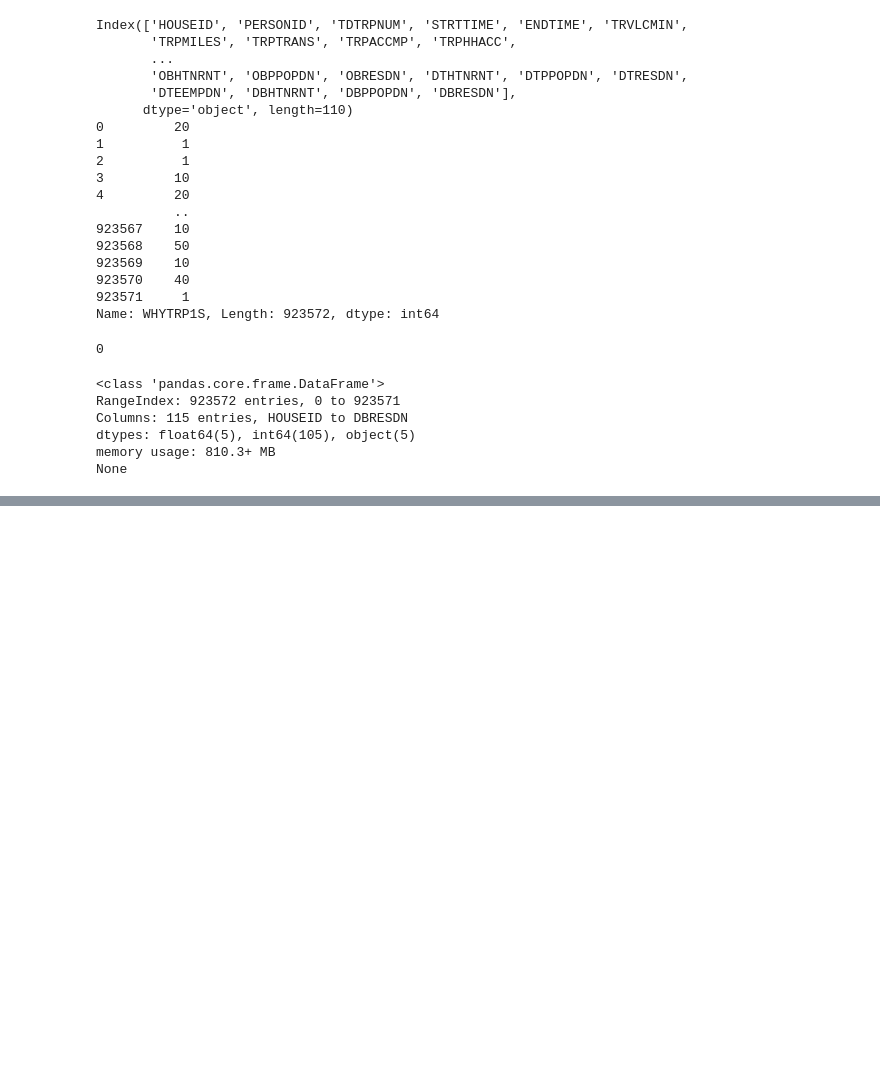
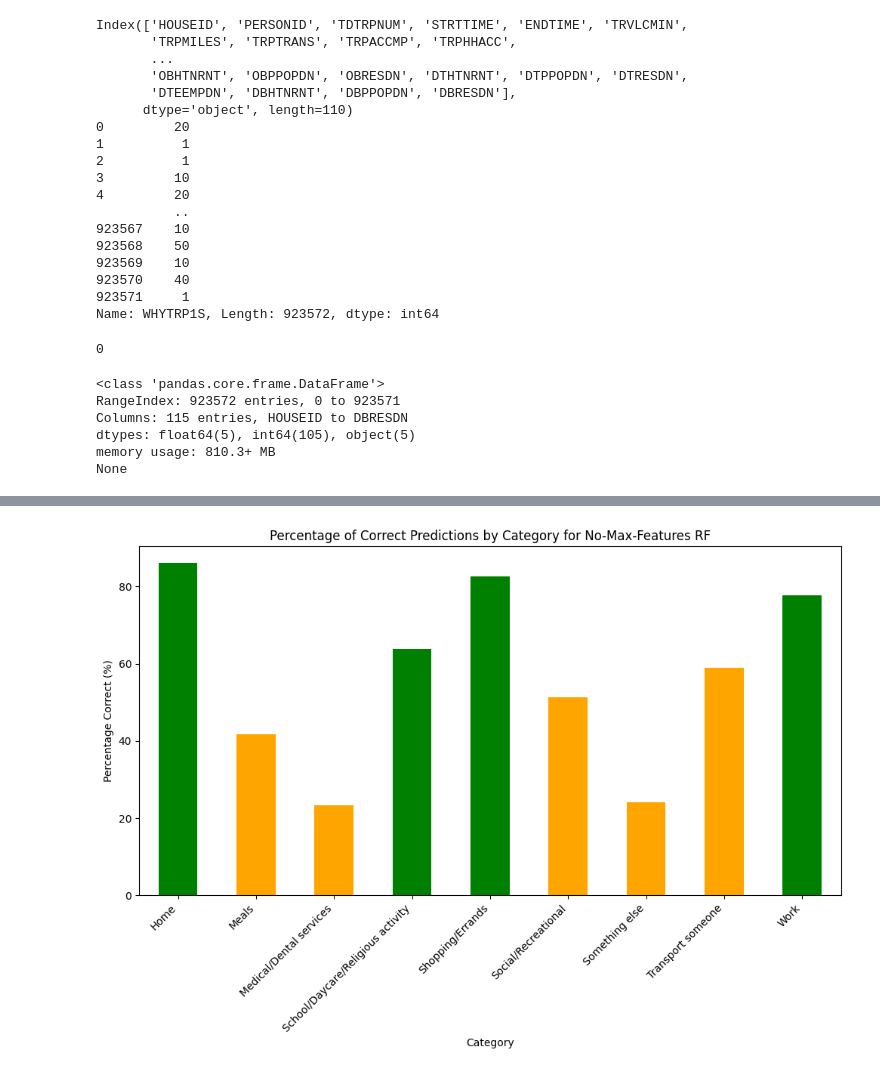
Before and after one commit to prateekanand2/Travel-Purpose-Prediction, a Jupyter notebook: rf.ipynb, the cells around one changed output, grey strips where cells are left out. Cells and saved outputs as stored; diff of their text form; code cells hidden in the pictures; blank space fills up the shorter version.

```diff
--- a/rf.ipynb
+++ b/rf.ipynb
@@ -201,0 +322,4 @@ KeyboardInterrupt:
+# %%
+# Train the Random Forest model
+rf_model = RandomForestClassifier(n_estimators=200, verbose=2, n_jobs=3)
+rf_model.fit(X_train, y_train)
@@ -201,0 +396,4 @@ KeyboardInterrupt:
+# %%
+# Train the Random Forest model
+rf_model_no_max_features = RandomForestClassifier(max_features=None, verbose=3, n_jobs=3)
+rf_model_no_max_features.fit(X_train, y_train)
@@ -201,0 +439,7 @@ KeyboardInterrupt:
+# %%
+# Make predictions on the test set
+y_pred_no_max_features = rf_model_no_max_features.predict(X_test)
+
+# Evaluate the model
+accuracy = accuracy_score(y_test, y_pred_no_max_features)
+print("Accuracy:", accuracy)
@@ -201,0 +451,31 @@ KeyboardInterrupt:
+# %%
+# Create a DataFrame with true labels, predicted labels, correctness indicator, and category
+results_no_max_features_df = pd.DataFrame({
+    'True_Labels': y_test,
+    'Predicted_Labels': y_pred_no_max_features,
+    'Correct': y_test == y_pred_no_max_features,
+    'Category': y_test.astype(str).map(whytrip1s_map_to_string)
+})
+
+# Group by category and correctness, count occurrences
+grouped_results_no_max_features = results_no_max_features_df.groupby(['Category', 'Correct']).size().unstack()
+# %%
+# Calculate the percentage of correct predictions for each category
+grouped_results_no_max_features['Percent_Correct'] = (grouped_results_no_max_features[True] / (grouped_results_no_max_features[True] + grouped_results_no_max_features[False]))*100
+color_mapping = {
+    'red': lambda x: x < 20,
+    'orange': lambda x: 20 <= x <= 60,
+    'green': lambda x: x > 60
+}
+colors = [next(key for key, condition in color_mapping.items() if condition(percent)) for percent in grouped_results_no_max_features['Percent_Correct']]
+
+# Plot bar graph for percentage of correct predictions
+plt.figure(figsize=(12, 6))
+grouped_results_no_max_features['Percent_Correct'].plot(kind='bar', color=colors)
+plt.title('Percentage of Correct Predictions by Category for No-Max-Features RF')
+plt.ylabel('Percentage Correct (%)')
+plt.xlabel('Category')
+plt.xticks(rotation=45, ha='right')
+plt.show()
+# %% [output]
+[figure, added]
```
Also changed, not shown: parts of 28 cells of this notebook.
